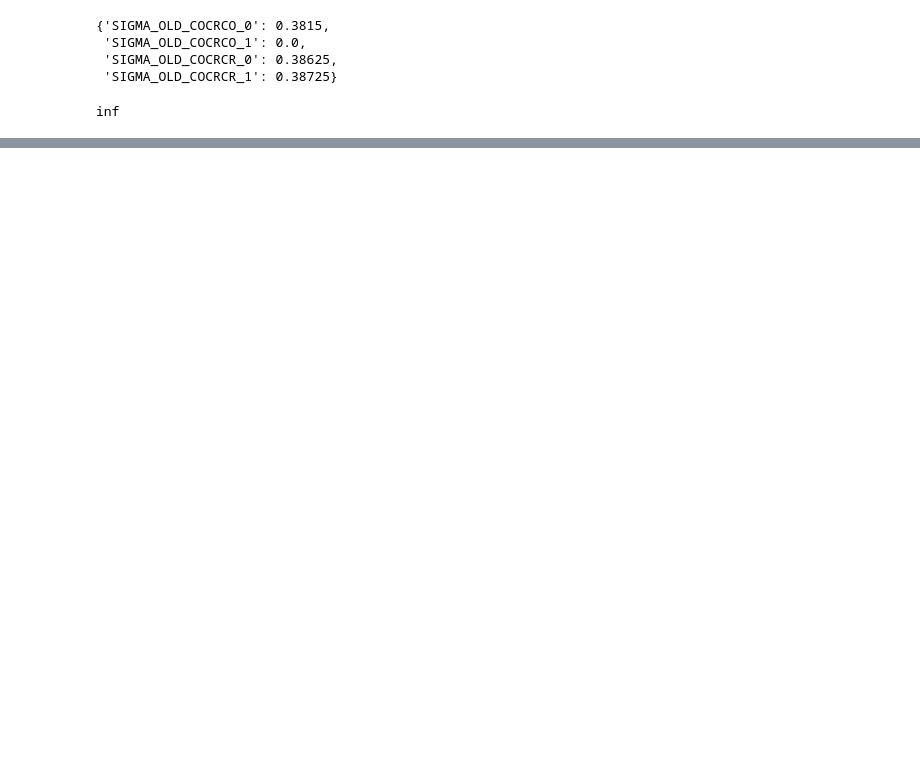
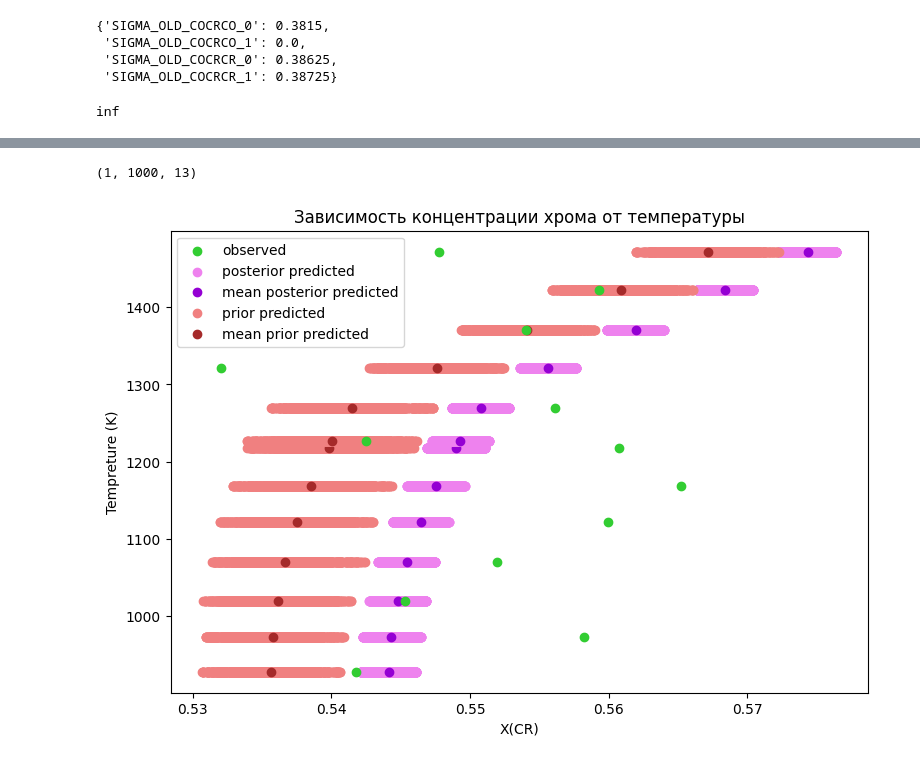
Before and after one commit to elizaveta-mgebrishvili/BF-MCMC, a Jupyter notebook: CoCr10_chains_analysis.ipynb, the cells around one changed output, grey strips where cells are left out. Saved outputs shown, nothing was run; the diff lists cells and outputs as text; code cells hidden in the pictures; blank space fills up the shorter version.

Commit message:
added scatter plot

```diff
--- a/CoCr10_chains_analysis.ipynb
+++ b/CoCr10_chains_analysis.ipynb
@@ -164,0 +216,65 @@ inf
+# %%
+yt_dict_ppc = from_ppc_to_temp_dict(ppc,'y_norm')
+# %%
+pp.prior_predictive.data_vars['y_norm'].shape
+# %% [output]
+(1, 1000, 13)
+# %%
+def from_pp_to_temp_dict(pp, var_name_str):
+    yt_dict = dict()
+    ppc_conc = np.concatenate(pp.prior_predictive.data_vars[var_name_str].data)
+    t_num = ppc_conc.shape[1]
+    p_num = ppc_conc.shape[0]
+
+    for i in range(t_num):
+        i_list = []
+
+        for j in range(p_num):
+            i_list.append(ppc_conc[j][i])
+
+        yt_dict[i] = i_list # key = индекс температуры в T
+    return yt_dict
+# %%
+yt_dict_pp = from_pp_to_temp_dict(pp, 'y_norm')
+# %%
+# Создаем фигуру и оси
+fig = plt.figure(figsize=(9,6))
+axes = fig.gca()
+
+axes.set_title('Зависимость концентрации хрома от температуры')
+
+
+# Добавляем точки на график и задаем метки для легенды
+
+for i in range(len(T)):
+    min = np.percentile(yt_dict_ppc[i], 2.5)
+    max = np.percentile(yt_dict_ppc[i], 100-2.5)
+    mean = sum(yt_dict_ppc[i])/len(yt_dict_ppc[i])
+    yt_ppc = [x for x in yt_dict_ppc[i] if x > min and x < max]
+
+    min_pp = np.percentile(yt_dict_pp[i], 2.5)
+    max_pp = np.percentile(yt_dict_pp[i], 100-2.5)
+    mean_pp = sum(yt_dict_pp[i])/len(yt_dict_pp[i])
+    yt_pp = [x for x in yt_dict_pp[i] if x > min_pp and x < max_pp]
+
+
+    scatter2 = axes.scatter(yt_ppc, np.repeat(T[i], len(yt_ppc)), label='posterior predicted', color = 'violet')
+    scatter3 = axes.scatter(mean, T[i], label='mean posterior predicted', color = 'darkviolet')
+
+    scatter4 = axes.scatter(yt_pp, np.repeat(T[i], len(yt_pp)), label='prior predicted', color = 'lightcoral')
+    scatter5 = axes.scatter(mean_pp, T[i], label='mean prior predicted', color = 'brown')
+
+
+scatter1 = axes.scatter(y_obs, T, label='observed', color = 'limegreen')
+
+# Добавляем легенду на график
+axes.legend(handles=[scatter1, scatter2, scatter3, scatter4, scatter5])
+
+# Задаем название осей
+axes.set_xlabel('X(CR)')
+axes.set_ylabel('Tempreture (K)')
+
+# Отображаем график
+plt.show()
+# %% [output]
+[figure, added]
```
Also changed, not shown: parts of 10 cells of this notebook.
